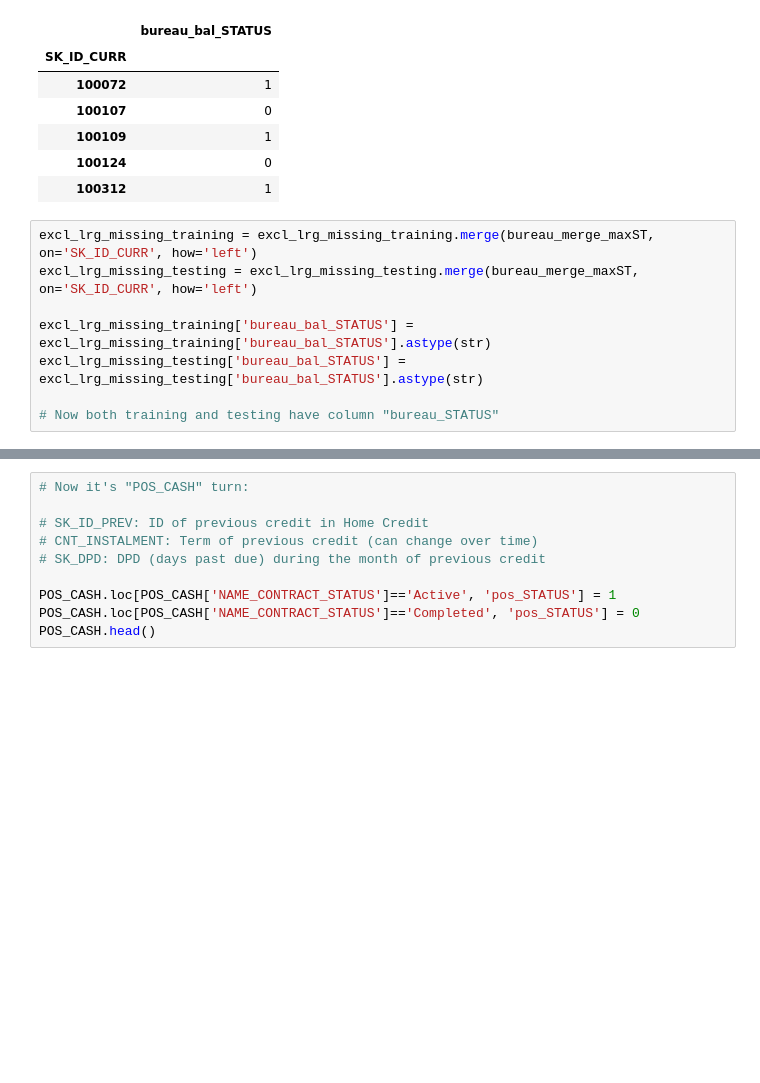
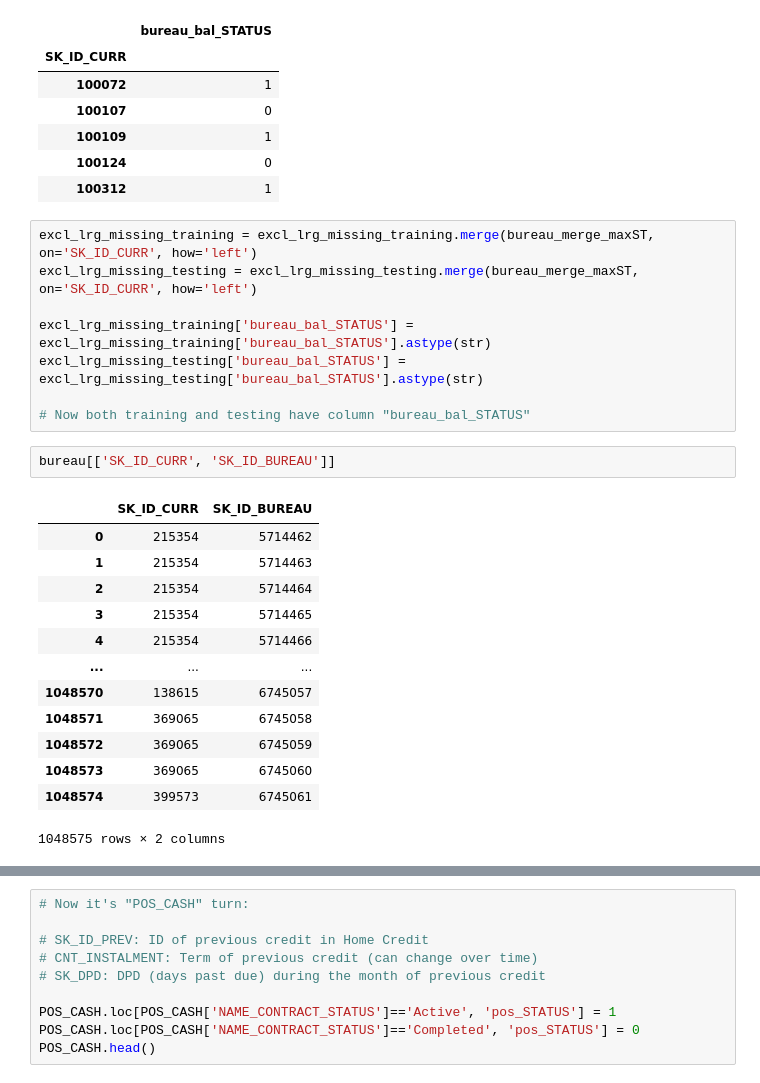
Before and after one commit to huanrafa/ProjectPracticing, a Jupyter notebook: 2023_11(2) Home Credit Default Risk/HomeCredit - moreFE.ipynb, the cells around one changed output, grey strips where cells are left out. Drawn from its saved outputs; the diff is of its cells as text; blank space fills up the shorter version.

```diff
--- a/2023_11(2) Home Credit Default Risk/HomeCredit - moreFE.ipynb
+++ b/2023_11(2) Home Credit Default Risk/HomeCredit - moreFE.ipynb
@@ -1268,4 +1298,20 @@ excl_lrg_missing_testing = excl_lrg_missing_testing.merge(bureau_merge_maxST, on
 excl_lrg_missing_training['bureau_bal_STATUS'] = excl_lrg_missing_training['bureau_bal_STATUS'].astype(str)
 excl_lrg_missing_testing['bureau_bal_STATUS'] = excl_lrg_missing_testing['bureau_bal_STATUS'].astype(str)
 
-# Now both training and testing have column "bureau_STATUS"
+# Now both training and testing have column "bureau_bal_STATUS"
+# %%
+bureau[['SK_ID_CURR', 'SK_ID_BUREAU']]
+# %% [output]
+|  | SK_ID_CURR | SK_ID_BUREAU |
+| 0 | 215354 | 5714462 |
+| 1 | 215354 | 5714463 |
+| 2 | 215354 | 5714464 |
+| 3 | 215354 | 5714465 |
+| 4 | 215354 | 5714466 |
+| ... | ... | ... |
+| 1048570 | 138615 | 6745057 |
+| 1048571 | 369065 | 6745058 |
+| 1048572 | 369065 | 6745059 |
+| 1048573 | 369065 | 6745060 |
+| 1048574 | 399573 | 6745061 |
+1048575 rows × 2 columns
```
Also changed, not shown: parts of 15 cells of this notebook, 3 other files.
